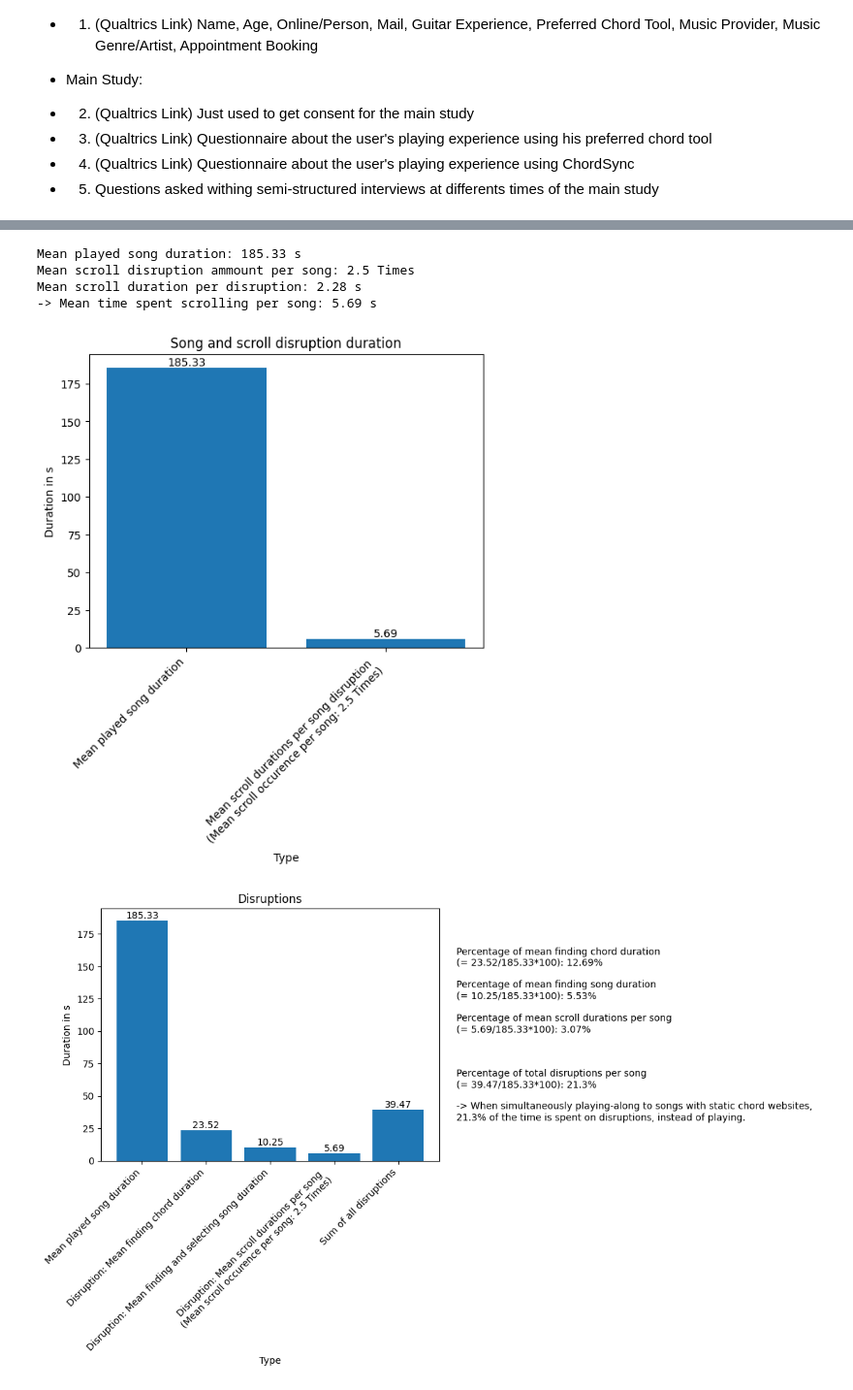
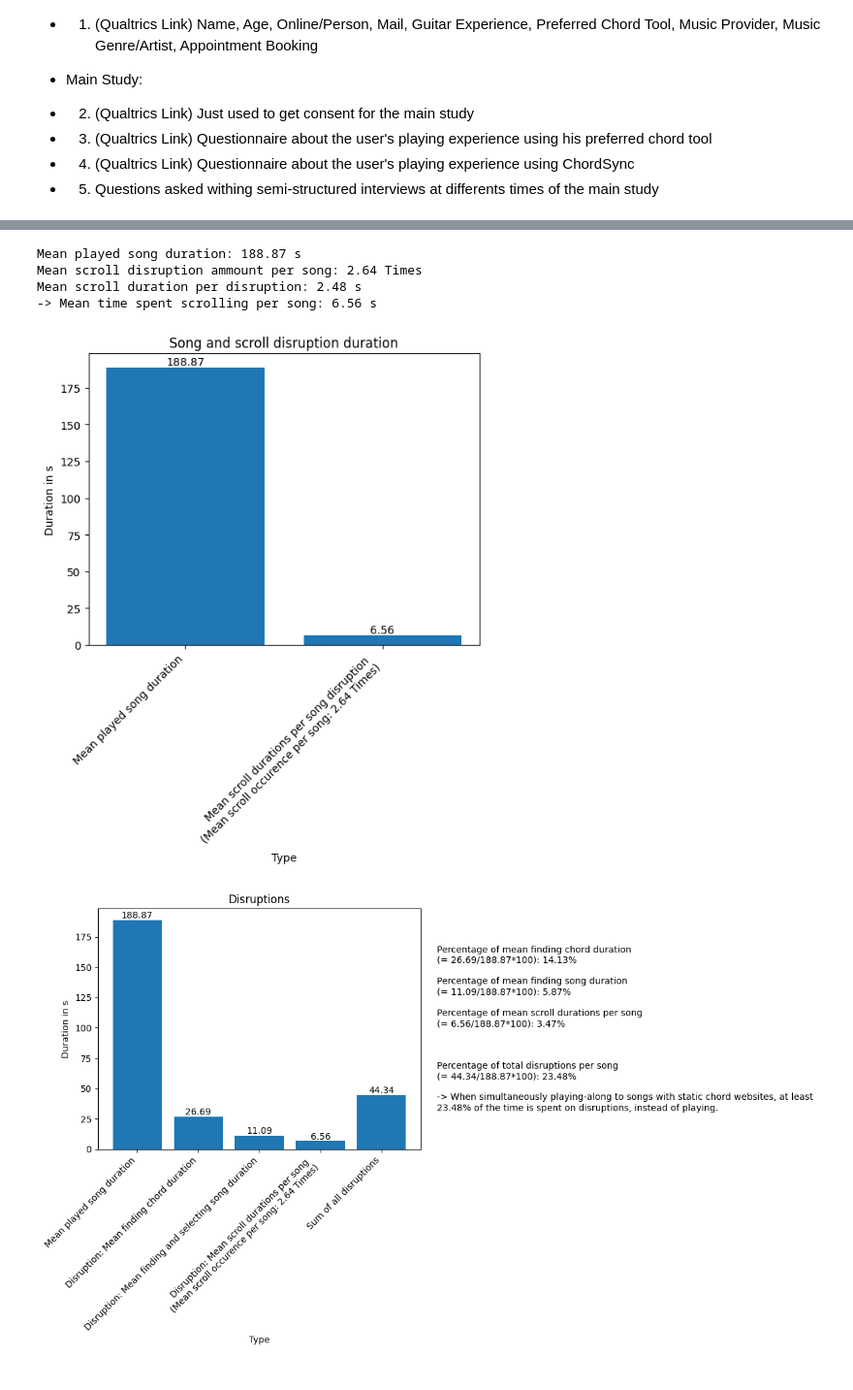
Before and after one commit to simonroedig/ChordSync_Study, a Jupyter notebook: study_analysis.ipynb, the cells around one changed output, grey strips where cells are left out. Shown at 97% size. Cells and saved outputs as stored; diff of their text form; code cells hidden in the pictures.

Commit message:
new participant

```diff
--- a/study_analysis.ipynb
+++ b/study_analysis.ipynb
@@ -139,10 +158,10 @@ duration_to_look_up_and_select_song_yt_traditional = [6.44, 5.43, 11.97]
 duration_to_look_up_and_select_song_yt_traditional_mean = statistics.mean(duration_to_look_up_and_select_song_yt_traditional)
 
 # Measured from point where Spotify instance was opend, until exact click on desired songs play button (in s)
-duration_to_look_up_and_select_song_spotify_traditional = [8.74, 6.33, 4.65, 5.30, 15.48, 7.44, 12.43, 10.90, 13.62, 30.65]
+duration_to_look_up_and_select_song_spotify_traditional = [8.74, 6.33, 4.65, 5.30, 15.48, 7.44, 12.43, 10.90, 13.62, 30.65, 14.25, 17.02]
 duration_to_look_up_and_select_song_spotify_traditional_mean = statistics.mean(duration_to_look_up_and_select_song_spotify_traditional)
 
-duration_to_look_up_and_select_song_spotify_chordsync = [6.36, 7.25, 7.91, 9.42, 3.77, 5.85, 7.57, 7.60, 12.29, 14.88, 11.50, 18.98, 8.90, 15.13]
+duration_to_look_up_and_select_song_spotify_chordsync = [6.36, 7.25, 7.91, 9.42, 3.77, 5.85, 7.57, 7.60, 12.29, 14.88, 11.50, 18.98, 8.90, 15.13, 16.48, 19.20]
 duration_to_look_up_and_select_song_spotify_chordsync_mean = statistics.mean(duration_to_look_up_and_select_song_spotify_chordsync)
 
 all_durations_finding_song_mean = statistics.mean(duration_to_look_up_and_select_song_yt_traditional + duration_to_look_up_and_select_song_spotify_traditional + duration_to_look_up_and_select_song_spotify_chordsync)
@@ -160,7 +179,7 @@ plot_bar_graph_2(x_axis, y_axis, "Type", "Duration in s", "Duration to look up a
 duration_to_find_chords_until_ug = [23.03, 23.01, 22.34, 31.82, 12.41, 16.06, 16.56, 37.08, 32.92, 38.39]
 duration_to_find_chords_until_ug_mean = statistics.mean(duration_to_find_chords_until_ug)
 
-duration_to_find_chords_until_uku_tab = [16.44, 12.23]
+duration_to_find_chords_until_uku_tab = [16.44, 12.23, 29.01, 62.41]
 duration_to_find_chords_until_uku_tab_mean = statistics.mean(duration_to_find_chords_until_uku_tab)
 
 # Outlier, elderly person, had to be helped to find the song, thus not representative
@@ -178,11 +197,13 @@ plot_bar_graph_2(x_axis, y_axis, "Tool", "Duration in s", "Duration to find chor
 # %%
 ### Via 5
+# Measured on seven participants, as one used "Songslice" (not static, so can't compare with scroll disruptions)
 played_song_duration = [5.49, 3.36,
                         3.29, 3.19,
                         3.24, 4.04,
                         3.52, 3.36,
                         2.49, 3.36,
-                        2.57, 3.02
+                        2.57, 3.02,
+                        4.04, 3.24
                         ]
 played_song_duration_in_seconds = [int(minutes)*60 + seconds for minutes, seconds in map(lambda x: divmod(x, 1), played_song_duration)]
 
@@ -201,7 +222,9 @@ scroll_disruptions_ammount_per_song =  [4,
                                         1,
                                         3,
                                         2,
-                                        3]
+                                        3,
+                                        3,
+                                        4]
 
 scroll_disruptions_ammount_per_song = round(statistics.mean(scroll_disruptions_ammount_per_song), 2)
 print(f"Mean scroll disruption ammount per song: {scroll_disruptions_ammount_per_song} Times")
@@ -217,7 +240,10 @@ scroll_disruptions_time =  [3.02, 1.20, 2.02, 2.05,
                             2.46,
                             3.34, 2.60, 2.01,
                             2.24, 2.72,
-                            2.33, 3.86, 1.35]
+                            2.33, 3.86, 1.35,
+                            4.02, 3.89, 3.95,
+                            3.12, 2.02, 3.18, 3.39]
+
 
 scroll_disruptions_time = statistics.mean(scroll_disruptions_time)
 print(f"Mean scroll duration per disruption: {round(scroll_disruptions_time, 2)} s")
@@ -228,24 +254,24 @@ print(f"-> Mean time spent scrolling per song: {time_spent_scrolling_per_song_me
 
 plot_bar_graph_2(["Mean played song duration", f"Mean scroll durations per song disruption \n (Mean scroll occurence per song: {scroll_disruptions_ammount_per_song} Times)"], [played_song_duration_mean, time_spent_scrolling_per_song_mean], "Type", "Duration in s", "Song and scroll disruption duration")
 # %% [output]
-Mean played song duration: 185.33 s
-Mean scroll disruption ammount per song: 2.5 Times
-Mean scroll duration per disruption: 2.28 s
--> Mean time spent scrolling per song: 5.69 s
+Mean played song duration: 188.87 s
+Mean scroll disruption ammount per song: 2.64 Times
+Mean scroll duration per disruption: 2.48 s
+-> Mean time spent scrolling per song: 6.56 s
-[figure, old version]
+[figure, new version]
 # %%
 all_occuring_disruptions = all_chord_finding_durations_mean + all_durations_finding_song_mean + time_spent_scrolling_per_song_mean
 chord_percentage = str(round(all_chord_finding_durations_mean / played_song_duration_mean * 100, 2))
 song_percentage = str(round(all_durations_finding_song_mean / played_song_duration_mean * 100, 2))
 scroll_percentage = str(round(time_spent_scrolling_per_song_mean / played_song_duration_mean * 100, 2))
 percentage = str(round(all_occuring_disruptions / played_song_duration_mean * 100, 2))
 
 plot_bar_graph_2(["Mean played song duration", "Disruption: Mean finding chord duration", "Disruption: Mean finding and selecting song duration", f"Disruption: Mean scroll durations per song \n (Mean scroll occurence per song: {scroll_disruptions_ammount_per_song} Times)", "Sum of all disruptions"],
                  [played_song_duration_mean, all_chord_finding_durations_mean, all_durations_finding_song_mean, time_spent_scrolling_per_song_mean, all_occuring_disruptions], "Type", "Duration in s", "Disruptions",
                  f"Percentage of mean finding chord duration \n(= {round(all_chord_finding_durations_mean,2)}/{round(played_song_duration_mean,2)}*100): {chord_percentage}% \n\n"
                  f"Percentage of mean finding song duration \n(= {round(all_durations_finding_song_mean,2)}/{round(played_song_duration_mean,2)}*100): {song_percentage}% \n\n"
                  f"Percentage of mean scroll durations per song \n(= {round(time_spent_scrolling_per_song_mean,2)}/{round(played_song_duration_mean,2)}*100): {scroll_percentage}% \n\n\n\n"
 
-                 f"Percentage of total disruptions per song \n(= {round(all_occuring_disruptions,2)}/{round(played_song_duration_mean,2)}*100): {percentage}% \n\n-> When simultaneously playing-along to songs with static chord websites, \n{percentage}% of the time is spent on disruptions, instead of playing.")
+                 f"Percentage of total disruptions per song \n(= {round(all_occuring_disruptions,2)}/{round(played_song_duration_mean,2)}*100): {percentage}% \n\n-> When simultaneously playing-along to songs with static chord websites, at least \n{percentage}% of the time is spent on disruptions, instead of playing.")
 # %% [output]
-[figure, old version]
+[figure, new version]
```
Also changed, not shown: parts of 12 cells of this notebook.
